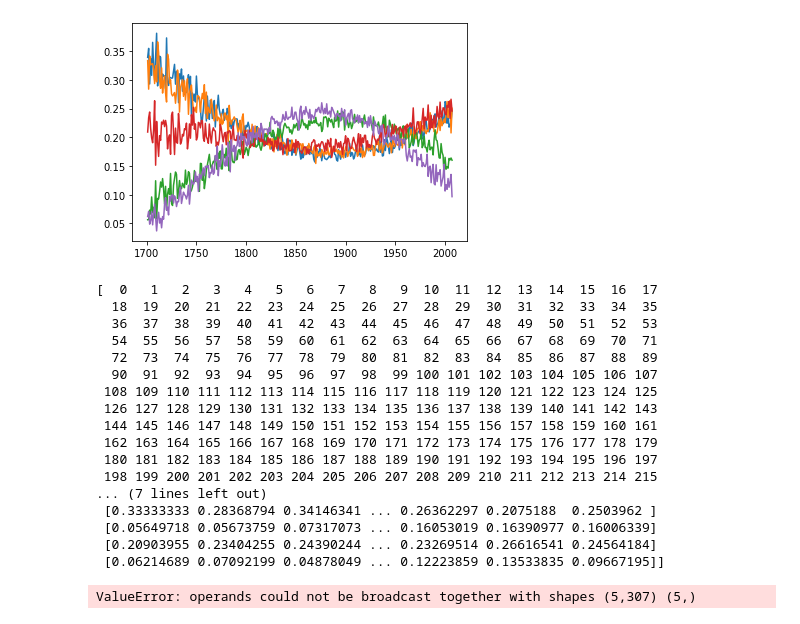
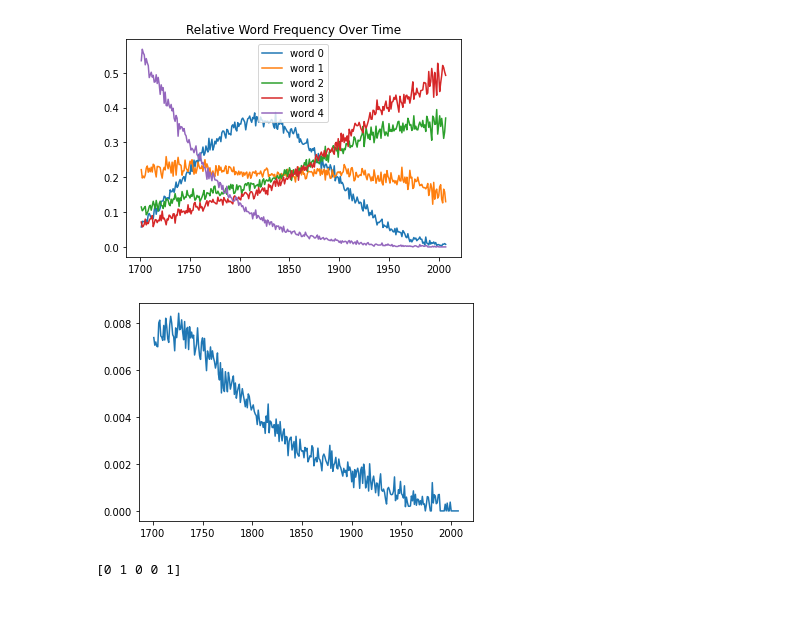
Before and after one commit to 1sadtrombone/bayesian-1grams, a Jupyter notebook: scripts/mock_data.ipynb, the cells around one changed output. Saved outputs shown, nothing was run; the diff lists cells and outputs as text; code cells hidden in the pictures.

Commit message:
Made prior exponential. Added labels to database histograms for ease of reference. Plot posterior for a random fake book.

```diff
--- a/scripts/mock_data.ipynb
+++ b/scripts/mock_data.ipynb
@@ -45,41 +46,35 @@ def posterior(years, words, data):
     return post / norm
 # %%
 database_size = 5
-locs = np.random.uniform(1880, 1888, size=database_size)
+locs = np.random.uniform(1700, 2000, size=database_size)
 scales = np.random.uniform(50, 100, size=database_size)
 size = 100000
 bins = np.arange(1700.5, 2008.5, 1)
+dx = bins[1] - bins[0]
 years = (bins[:-1] + bins[1:]) /2
 
 # histograms for all words in database
 # axes: (word, year)
 data = make_data(locs, scales, size, bins)
 
-plt.plot((years*np.ones((np.size(locs), np.size(bins)-1))).T, data.T)
+labels = [f"word {i}" for i in range(database_size)]
+
+fig, ax = plt.subplots()
+
+lines = ax.plot((years*np.ones((np.size(locs), np.size(bins)-1))).T, data.T)
+
+ax.legend(lines, labels)
+ax.set_title("Relative Word Frequency Over Time")
 plt.show()
 # %% [output]
-[figure, old version]
+[figure, new version]
 # %%
-# numbers of words from database actually in book
-words = np.random.randint(0, 3, size=database_size)
+# num. of occurances of each word in the database for this random fake book
+words = np.random.randint(0, 2, size=database_size)
 
-plt.plot(years, likelihood(years, words, data))
+plt.plot(years, posterior(years, words, data))
+plt.show()
+print(words)
 # %% [output]
+[figure, added]
-[  0   1   2   3   4   5   6   7   8   9  10  11  12  13  14  15  16  17
-  18  19  20  21  22  23  24  25  26  27  28  29  30  31  32  33  34  35
-  36  37  38  39  40  41  42  43  44  45  46  47  48  49  50  51  52  53
-  54  55  56  57  58  59  60  61  62  63  64  65  66  67  68  69  70  71
-  72  73  74  75  76  77  78  79  80  81  82  83  84  85  86  87  88  89
-  90  91  92  93  94  95  96  97  98  99 100 101 102 103 104 105 106 107
- 108 109 110 111 112 113 114 115 116 117 118 119 120 121 122 123 124 125
- 126 127 128 129 130 131 132 133 134 135 136 137 138 139 140 141 142 143
- 144 145 146 147 148 149 150 151 152 153 154 155 156 157 158 159 160 161
- 162 163 164 165 166 167 168 169 170 171 172 173 174 175 176 177 178 179
- 180 181 182 183 184 185 186 187 188 189 190 191 192 193 194 195 196 197
- 198 199 200 201 202 203 204 205 206 207 208 209 210 211 212 213 214 215
-... (7 lines left out)
- [0.33333333 0.28368794 0.34146341 ... 0.26362297 0.2075188  0.2503962 ]
- [0.05649718 0.05673759 0.07317073 ... 0.16053019 0.16390977 0.16006339]
- [0.20903955 0.23404255 0.24390244 ... 0.23269514 0.26616541 0.24564184]
- [0.06214689 0.07092199 0.04878049 ... 0.12223859 0.13533835 0.09667195]]
+[0 1 0 0 1]
-ValueError: operands could not be broadcast together with shapes (5,307) (5,)
```
Also changed, not shown: parts of 1 cell of this notebook.
